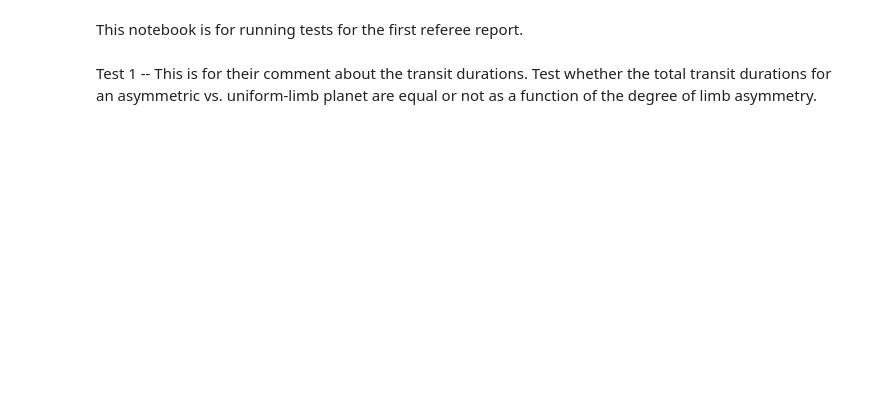
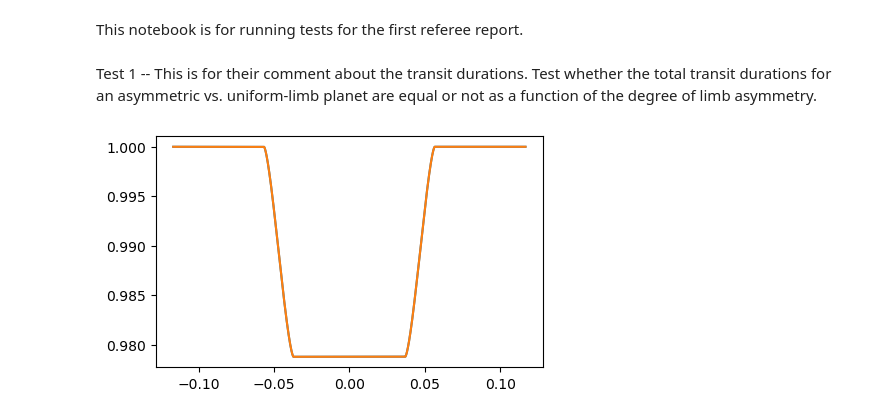
Before and after one commit to mm-murphy/MimickingAsymmetries, a Jupyter notebook: Check Transit Durations.ipynb, the cells around one changed output. Cells and saved outputs as stored; diff of their text form; code cells hidden in the pictures; blank space fills up the shorter version.

```diff
--- a/Check Transit Durations.ipynb
+++ b/Check Transit Durations.ipynb
@@ -111,5 +116,12 @@ uparams.w = w                         #longitude of periastron (in degrees)
 uparams.u = []                   #limb darkening coefficients [u1, u2]
 uparams.limb_dark = "uniform"          #limbs darkening model
 unifmodel = batman.TransitModel(uparams,t)         #initalises model
+# %%
+fig, ax = plt.subplots(figsize=(5,3))
+ax.plot(t, asymmodel.light_curve(aparams))
+ax.plot(t, unifmodel.light_curve(uparams))
+plt.show()
+# %% [output]
+[figure, added]
 # %%
 # Define N values to test (delta R = N * scale height)
```
Also changed, not shown: parts of 7 cells of this notebook, 1 other file.
